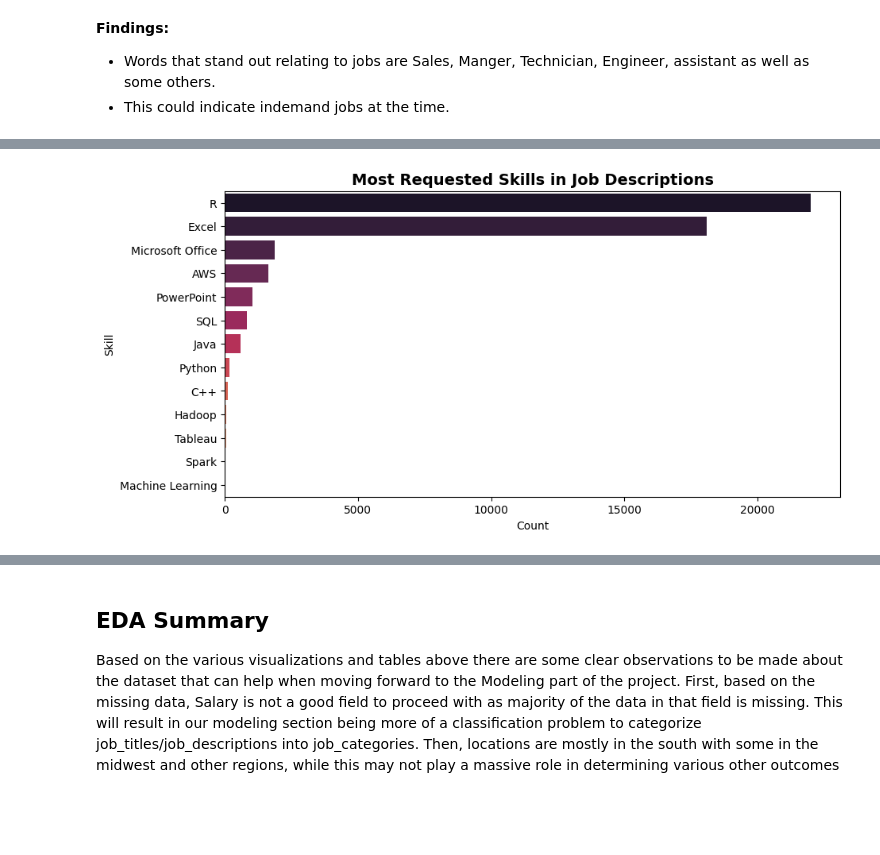
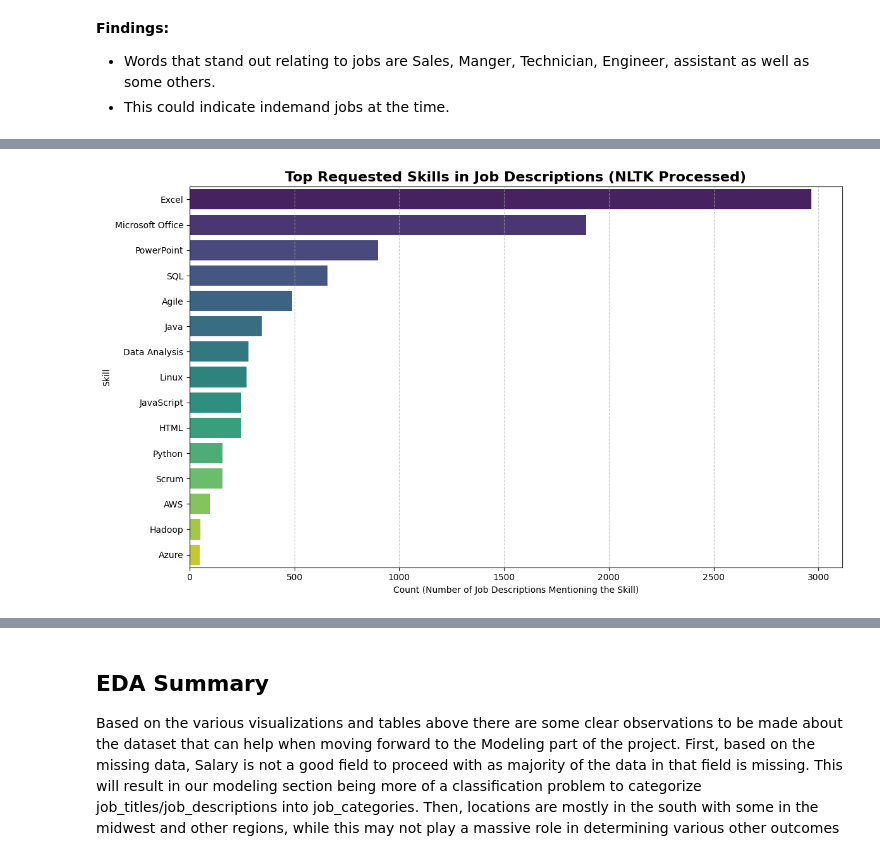
Before and after one commit to PTucc327/Job_Market_Analysis, a Jupyter notebook: job_market_analysis.ipynb, the cells around one changed output, grey strips where cells are left out. Cells and saved outputs as stored; diff of their text form; code cells hidden in the pictures; blank space fills up the shorter version.

```diff
--- a/job_market_analysis.ipynb
+++ b/job_market_analysis.ipynb
@@ -793,18 +702,95 @@ plt.show()
 # %%
-skills = ["Python","SQL","Excel","Tableau","R","Machine Learning","AWS","Java","C++","Hadoop","Spark", "Microsoft Office", "Excel", "PowerPoint"]
+
+# Load the dataset
+# Assuming 'monster_com-job_sample.csv' is in the same directory
+df_original = pd.read_csv("monster_com-job_sample.csv")
+
+# Define the list of target skills (expanded for better coverage)
+target_skills = [
+    "Python", "SQL", "Excel", "Tableau", "R", "Machine Learning", "AWS",
+    "Java", "C++", "Hadoop", "Spark", "Microsoft Office", "PowerPoint",
+    "Data Analysis", "Statistics", "Deep Learning", "Azure", "GCP",
+    "JavaScript", "HTML", "CSS", "C#", "Scrum", "Agile", "Linux"
+]
+
+# Initialize NLTK tools
+from nltk.corpus import stopwords
+stop_words = set(stopwords.words('english'))
+lemmatizer = WordNetLemmatizer()
 skill_counts = Counter()
 
-for desc in df['job_description'].dropna():
-    for skill in skills:
-        if skill.lower() in desc.lower():
-            skill_counts[skill] += 1
 
-skill_series = pd.Series(skill_counts).sort_values(ascending=False)
+# --- 2. NLP Processing and Skill Extraction Function ---
 
-plt.figure(figsize=(10,5))
-sns.barplot(x=skill_series.values, y=skill_series.index, palette="rocket", hue= skill_series.index, legend = False)
-plt.title("Most Requested Skills in Job Descriptions", fontdict={'fontsize': 14, 'fontweight': 'bold'})
-plt.xlabel("Count")
+def process_and_find_skills(text, target_skills, stop_words, lemmatizer):
+    """Tokenizes, cleans, lemmatizes, and finds target skills in the text."""
+
+    # Lowercase the text
+    text = text.lower()
+
+    # Remove special characters and numbers (optional, but helps cleaning)
+    text = re.sub(r'[^a-z\s]', '', text)
+
+    # Tokenize the text
+    tokens = word_tokenize(text)
+
+    # Remove stop words and lemmatize
+    processed_tokens = [
+        lemmatizer.lemmatize(w) for w in tokens
+        if w not in stop_words and len(w) > 1
+    ]
+
+    # Check for skills
+    found_skills = set()
+
+    # 1. Check for multi-word skills (like 'Machine Learning')
+    skill_map = {skill.lower(): skill for skill in target_skills}
+
+    for skill_lower, skill_original in skill_map.items():
+        if len(skill_lower.split()) > 1:
+            if skill_lower in ' '.join(processed_tokens):
+                found_skills.add(skill_original)
+        else: # 2. Check for single-word skills
+            if skill_lower in processed_tokens:
+                found_skills.add(skill_original)
+
+    return found_skills
+
+# --- 3. Iterate and Count Skills ---
+
+# Use .dropna() for safety
+job_descriptions = df_original['job_description'].dropna().tolist()
+
+print(f"Processing {len(job_descriptions)} job descriptions...")
+
+for desc in job_descriptions:
+    # Get the unique skills found in this description
+    found_skills = process_and_find_skills(desc, target_skills, stop_words, lemmatizer)
+
+    # Increment the counter for each found skill
+    for skill in found_skills:
+        skill_counts[skill] += 1
+
+print("Processing complete.")
+print(f"Total skills found: {sum(skill_counts.values())}")
+
+
+# --- 4. Prepare Data for Visualization ---
+
+# Convert to Series and get the top 15 skills
+skill_series = pd.Series(skill_counts).sort_values(ascending=False).head(15)
+
+# --- 5. Visualization (Graph) ---
+
+plt.figure(figsize=(12, 7))
+# Use barplot for clarity
+sns.barplot(x=skill_series.values, y=skill_series.index, palette="viridis", hue=skill_series.index, legend=False)
+
+plt.title("Top Requested Skills in Job Descriptions (NLTK Processed)",
+          fontdict={'fontsize': 16, 'fontweight': 'bold'})
+plt.xlabel("Count (Number of Job Descriptions Mentioning the Skill)")
 plt.ylabel("Skill")
+plt.grid(axis='x', linestyle='--', alpha=0.7)
+plt.tight_layout()
 plt.show()
 # %% [output]
@@ -811,3 +800,3 @@ plt.show()
-[figure, old version]
+[figure, new version]
 # %% [markdown]
 **Findings:**
```
Also changed, not shown: parts of 91 cells of this notebook.
